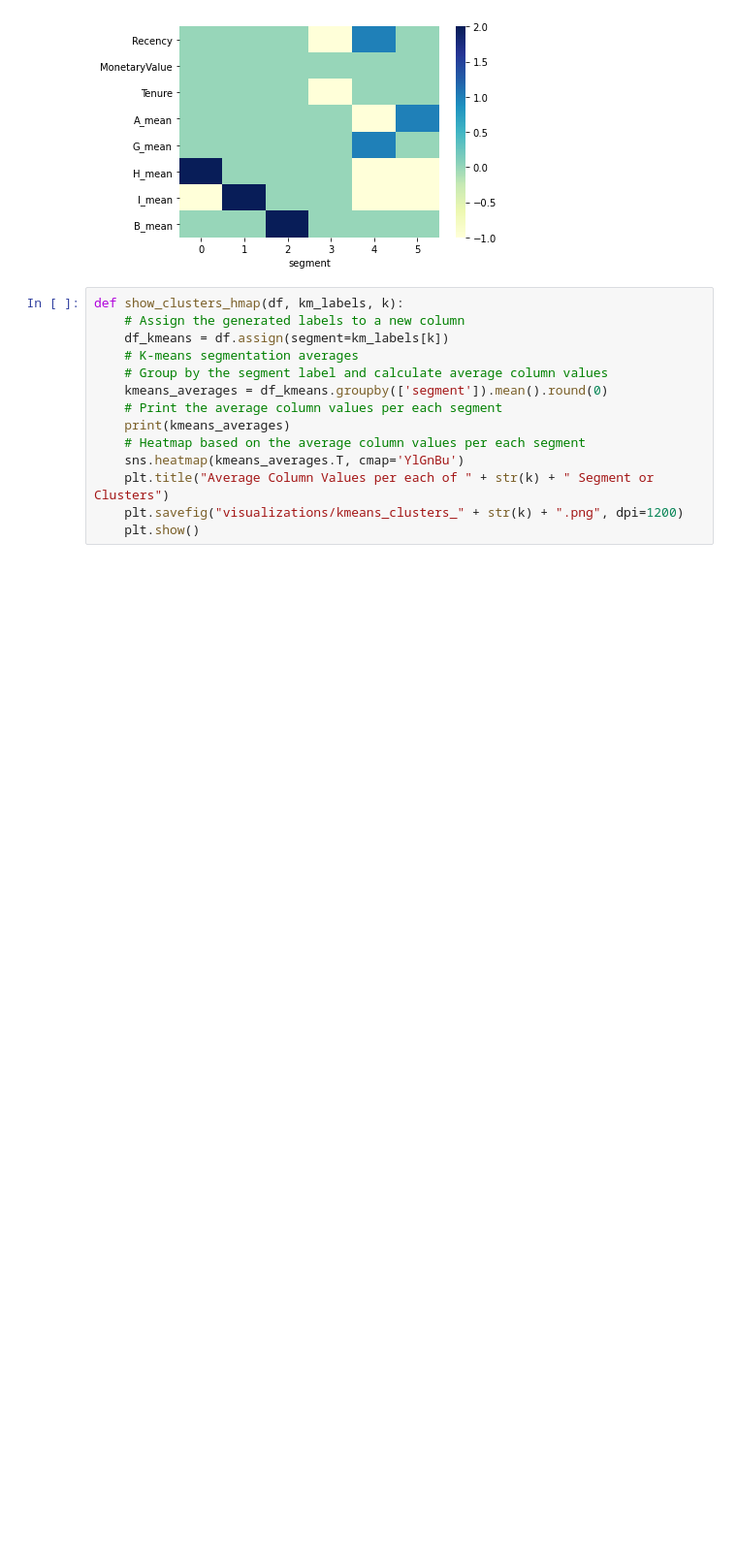
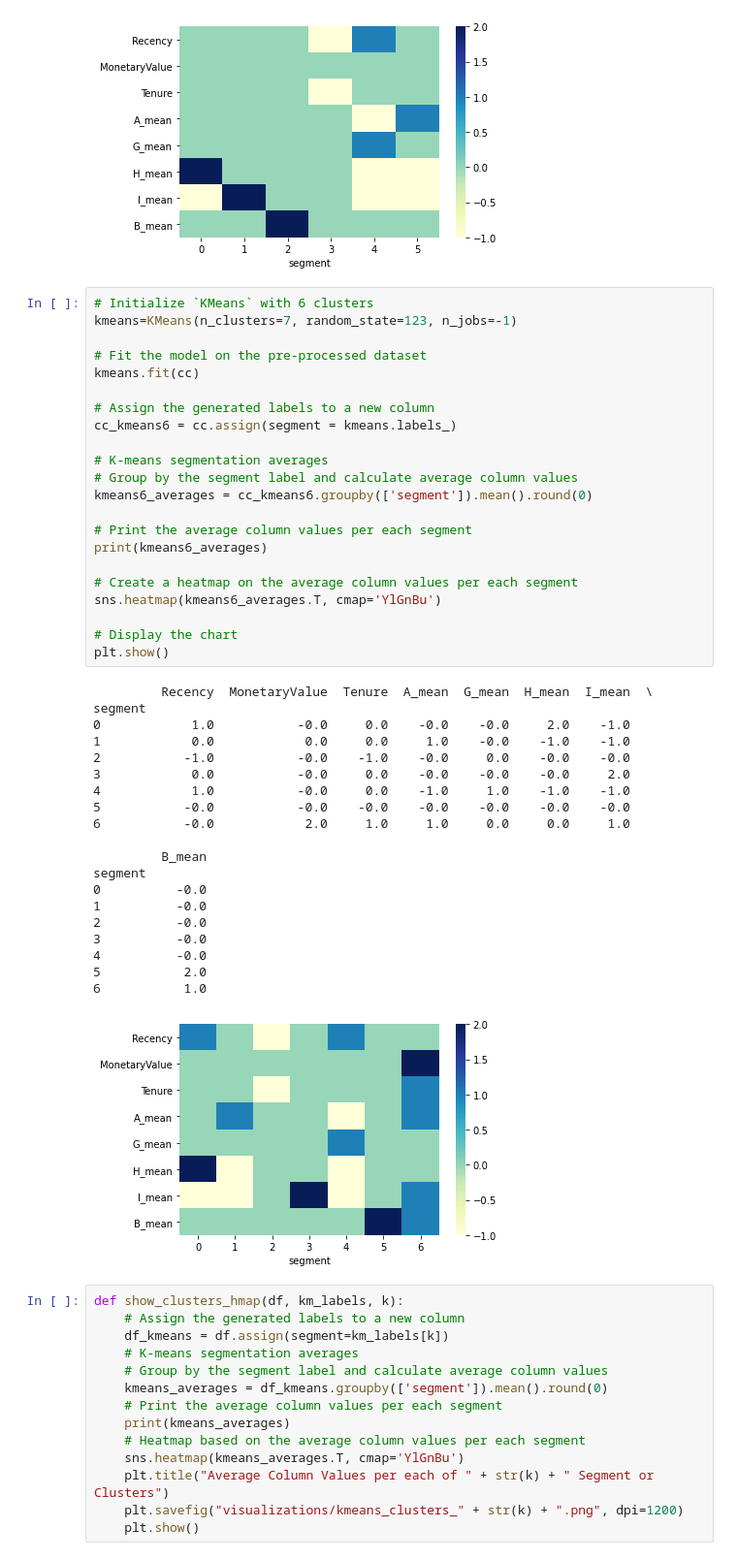
Before and after one commit to ahmedgehad/h_ams, a Jupyter notebook: jnb_draft_trials_p2.ipynb, the cells around one changed output. Shown at 97% size. Saved outputs shown, nothing was run; the diff lists cells and outputs as text; blank space fills up the shorter version.

```diff
--- a/jnb_sctech_trials_p2.ipynb
+++ b/jnb_draft_trials_p2.ipynb
@@ -458,6 +461,49 @@ segment
 4          -0.0
 5          -0.0
 [figure]
+# %%
+# Initialize `KMeans` with 6 clusters
+kmeans=KMeans(n_clusters=7, random_state=123, n_jobs=-1)
+
+# Fit the model on the pre-processed dataset
+kmeans.fit(cc)
+
+# Assign the generated labels to a new column
+cc_kmeans6 = cc.assign(segment = kmeans.labels_)
+
+# K-means segmentation averages
+# Group by the segment label and calculate average column values
+kmeans6_averages = cc_kmeans6.groupby(['segment']).mean().round(0)
+
+# Print the average column values per each segment
+print(kmeans6_averages)
+
+# Create a heatmap on the average column values per each segment
+sns.heatmap(kmeans6_averages.T, cmap='YlGnBu')
+
+# Display the chart
+plt.show()
+# %% [output]
+         Recency  MonetaryValue  Tenure  A_mean  G_mean  H_mean  I_mean  \
+segment
+0            1.0           -0.0     0.0    -0.0    -0.0     2.0    -1.0
+1            0.0            0.0     0.0     1.0    -0.0    -1.0    -1.0
+2           -1.0           -0.0    -1.0    -0.0     0.0    -0.0    -0.0
+3            0.0           -0.0     0.0    -0.0    -0.0    -0.0     2.0
+4            1.0           -0.0     0.0    -1.0     1.0    -1.0    -1.0
+5           -0.0           -0.0    -0.0    -0.0    -0.0    -0.0    -0.0
+6           -0.0            2.0     1.0     1.0     0.0     0.0     1.0
+
+         B_mean
+segment
+0          -0.0
+1          -0.0
+2          -0.0
+3          -0.0
+4          -0.0
+5           2.0
+6           1.0
+[figure, added]
 # %%
 def show_clusters_hmap(df, km_labels, k):
     # Assign the generated labels to a new column
```
Also changed, not shown: parts of 17 cells of this notebook, 21 other files.
